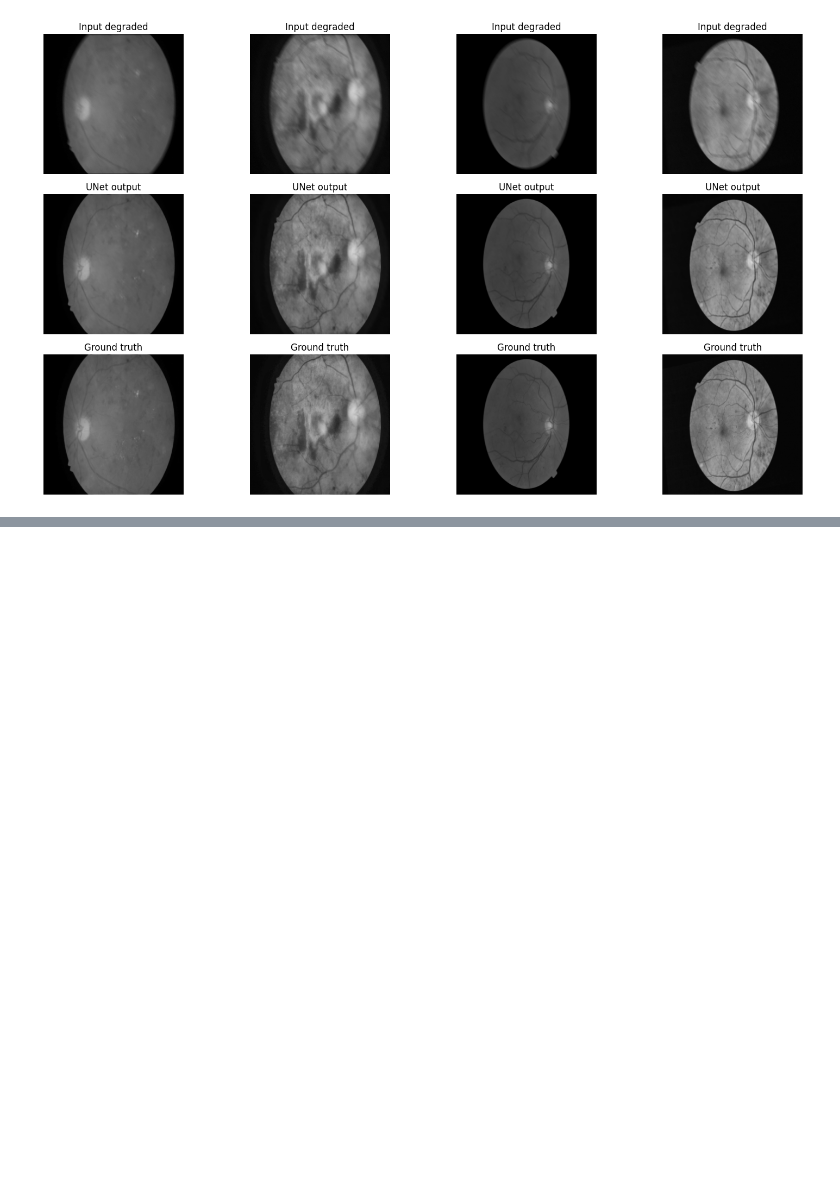
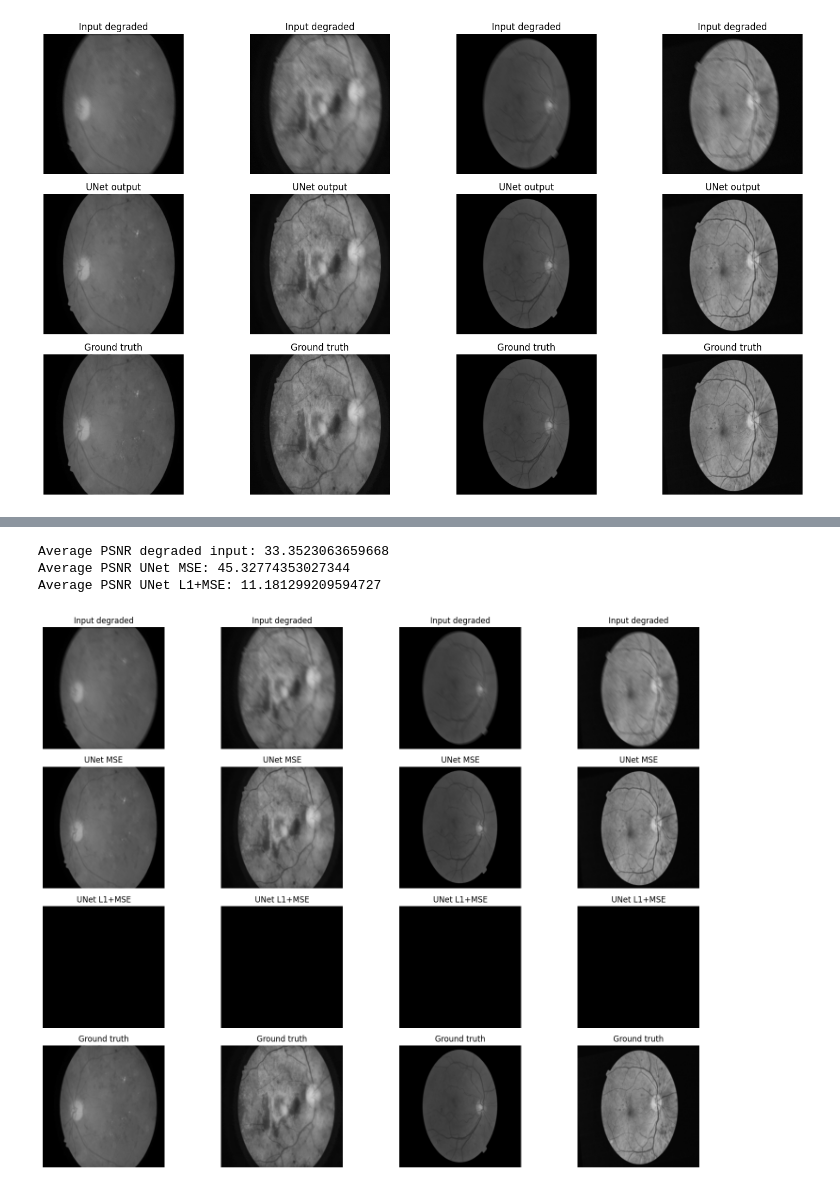
Before and after one commit to bonfito/GroupF, a Jupyter notebook: Notebooks/uNet.ipynb, the cells around one changed output, grey strips where cells are left out. Drawn from its saved outputs; the diff is of its cells as text; code cells hidden in the pictures; blank space fills up the shorter version.

```diff
--- a/Notebooks/uNet.ipynb
+++ b/Notebooks/uNet.ipynb
@@ -434,0 +598,80 @@ Average PSNR UNet output: 45.32774353027344
+# %%
+# ============================================================
+# TEST PSNR COMPARISON
+# ============================================================
+
+psnr_degraded_list = []
+psnr_mse_list = []
+psnr_l1_mse_list = []
+
+with torch.no_grad():
+    for y, x in tqdm(test_loader, desc="Testing both models"):
+        y = y.to(device)
+        x = x.to(device)
+
+        x_hat_mse = model_mse(y).clamp(0, 1)
+        x_hat_l1_mse = model_l1_mse_eval(y).clamp(0, 1)
+
+        psnr_degraded = compute_psnr(y, x)
+        psnr_mse = compute_psnr(x_hat_mse, x)
+        psnr_l1_mse = compute_psnr(x_hat_l1_mse, x)
+
+        psnr_degraded_list.append(psnr_degraded.cpu())
+        psnr_mse_list.append(psnr_mse.cpu())
+        psnr_l1_mse_list.append(psnr_l1_mse.cpu())
+
+psnr_degraded_all = torch.cat(psnr_degraded_list)
+psnr_mse_all = torch.cat(psnr_mse_list)
+psnr_l1_mse_all = torch.cat(psnr_l1_mse_list)
+
+print("Average PSNR degraded input:", psnr_degraded_all.mean().item())
+print("Average PSNR UNet MSE:", psnr_mse_all.mean().item())
+print("Average PSNR UNet L1+MSE:", psnr_l1_mse_all.mean().item())
+# %% [output]
+Average PSNR degraded input: 33.3523063659668
+Average PSNR UNet MSE: 45.32774353027344
+Average PSNR UNet L1+MSE: 11.181299209594727
+# %%
+# ============================================================
+# VISUAL COMPARISON
+# ============================================================
+
+y_batch, x_batch = next(iter(test_loader))
+
+y_batch = y_batch.to(device)
+x_batch = x_batch.to(device)
+
+with torch.no_grad():
+    x_hat_mse = model_mse(y_batch).clamp(0, 1)
+    x_hat_l1_mse = model_l1_mse_eval(y_batch).clamp(0, 1)
+
+y_batch_cpu = y_batch.cpu()
+x_batch_cpu = x_batch.cpu()
+x_hat_mse_cpu = x_hat_mse.cpu()
+x_hat_l1_mse_cpu = x_hat_l1_mse.cpu()
+
+n = 4
+
+fig, axes = plt.subplots(4, n, figsize=(4 * n, 12))
+
+for i in range(n):
+    axes[0, i].imshow(y_batch_cpu[i].squeeze(), cmap="gray", vmin=0, vmax=1)
+    axes[0, i].set_title("Input degraded")
+    axes[0, i].axis("off")
+
+    axes[1, i].imshow(x_hat_mse_cpu[i].squeeze(), cmap="gray", vmin=0, vmax=1)
+    axes[1, i].set_title("UNet MSE")
+    axes[1, i].axis("off")
+
+    axes[2, i].imshow(x_hat_l1_mse_cpu[i].squeeze(), cmap="gray", vmin=0, vmax=1)
+    axes[2, i].set_title("UNet L1+MSE")
+    axes[2, i].axis("off")
+
+    axes[3, i].imshow(x_batch_cpu[i].squeeze(), cmap="gray", vmin=0, vmax=1)
+    axes[3, i].set_title("Ground truth")
+    axes[3, i].axis("off")
+
+plt.tight_layout()
+plt.show()
+# %% [output]
+[figure, added]
```
Also changed, not shown: parts of 7 cells of this notebook, 1 other file.
